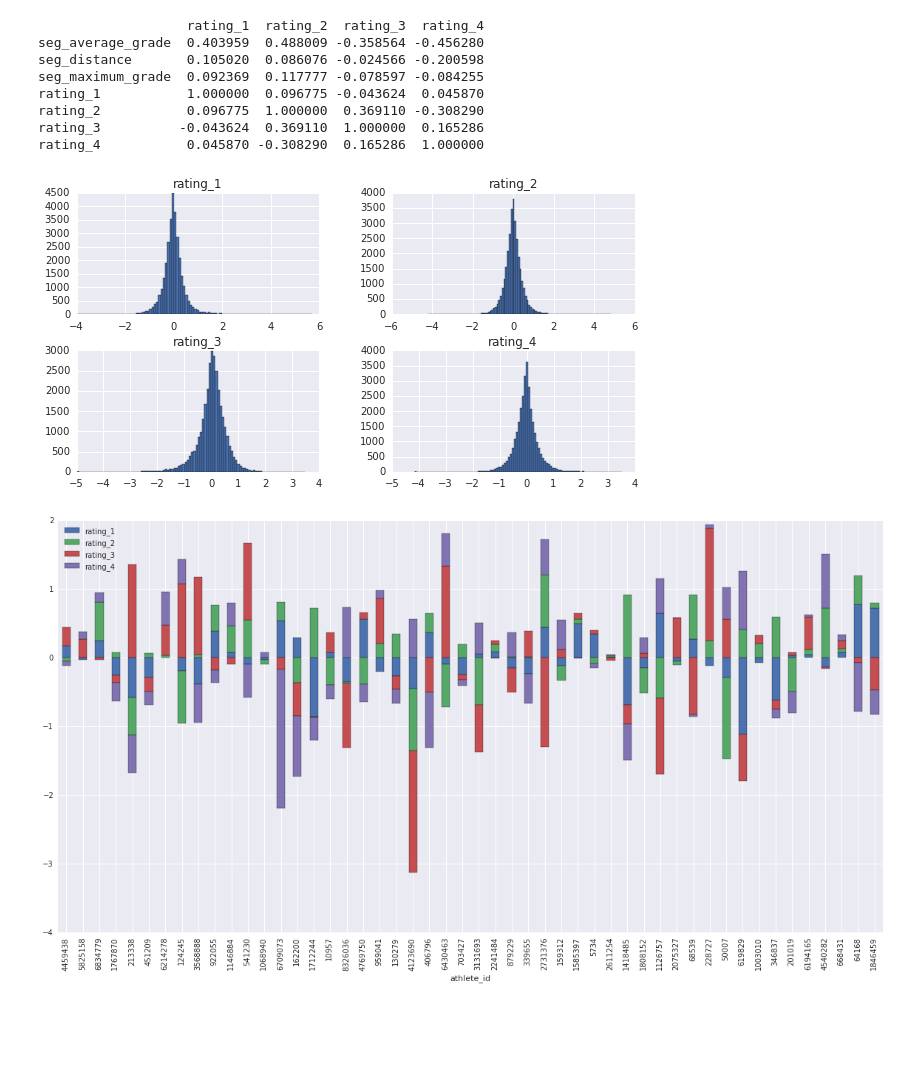
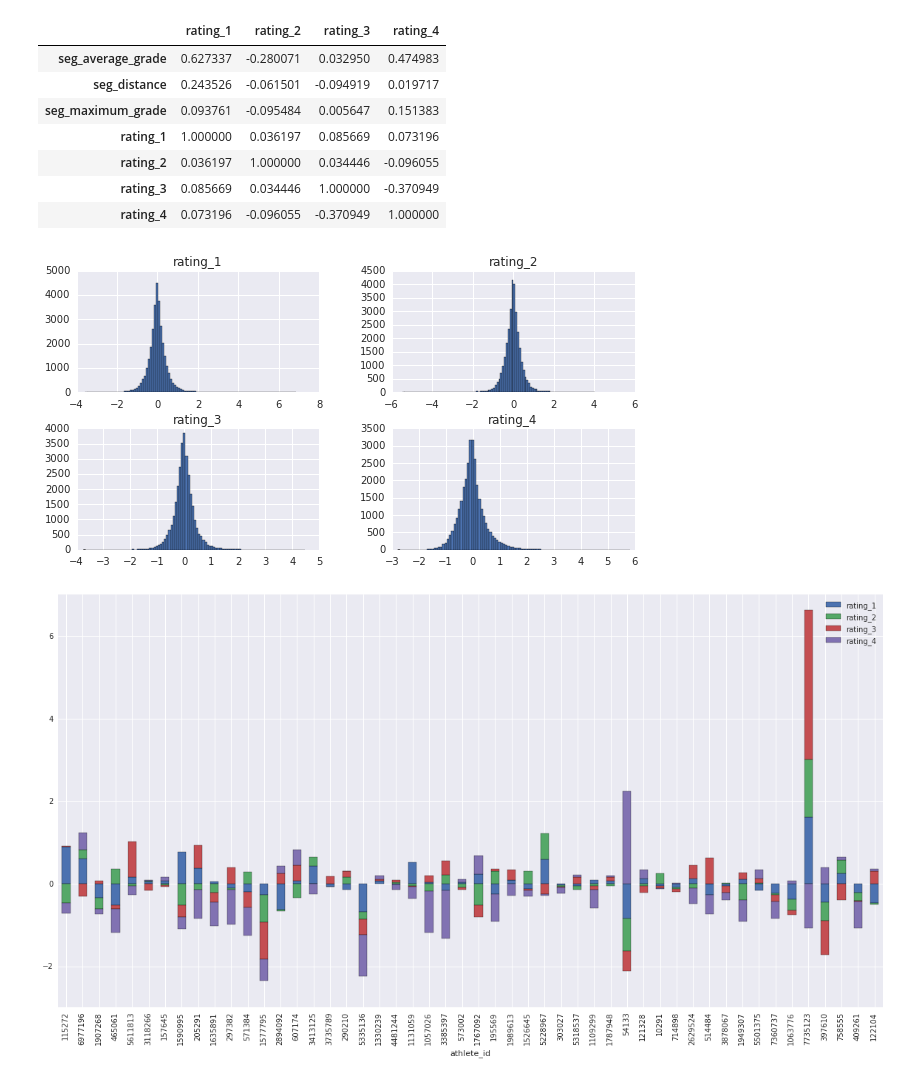
Before and after one commit to Ultramann/Stravaboards, a Jupyter notebook: modeling/model_introspection.ipynb, the cells around one changed output. Saved outputs shown, nothing was run; the diff lists cells and outputs as text; code cells hidden in the pictures; blank space fills up the shorter version.

Commit message:
Using validate_model now

```diff
--- a/modeling/model_introspection.ipynb
+++ b/modeling/model_introspection.ipynb
@@ -31,5 +31,5 @@ PROGRESS:        Final training RMSE: 0.603832
 # %%
-athlete_ratings, segment_ratings, model = first_model.df_to_latent_features(df, 4)
+athlete_ratings, segment_ratings, model = cm.df_to_latent_features(df, 4)
 # %% [output]
 PROGRESS: Recsys training: model = factorization_recommender
 PROGRESS: Preparing data set.
@@ -51,17 +51,17 @@ PROGRESS:        Final training RMSE: 0.437604
 # %%
-first_model.evaluate_latent_feature_correlations(df, segment_ratings)
+vm.evaluate_latent_feature_correlations(training_df, segment_ratings)
 # %% [output]
-                   rating_1  rating_2  rating_3  rating_4
-seg_average_grade  0.403959  0.488009 -0.358564 -0.456280
-seg_distance       0.105020  0.086076 -0.024566 -0.200598
-seg_maximum_grade  0.092369  0.117777 -0.078597 -0.084255
-rating_1           1.000000  0.096775 -0.043624  0.045870
-rating_2           0.096775  1.000000  0.369110 -0.308290
-rating_3          -0.043624  0.369110  1.000000  0.165286
-rating_4           0.045870 -0.308290  0.165286  1.000000
+|  | rating_1 | rating_2 | rating_3 | rating_4 |
+| seg_average_grade | 0.627337 | -0.280071 | 0.032950 | 0.474983 |
+| seg_distance | 0.243526 | -0.061501 | -0.094919 | 0.019717 |
+| seg_maximum_grade | 0.093761 | -0.095484 | 0.005647 | 0.151383 |
+| rating_1 | 1.000000 | 0.036197 | 0.085669 | 0.073196 |
+| rating_2 | 0.036197 | 1.000000 | 0.034446 | -0.096055 |
+| rating_3 | 0.085669 | 0.034446 | 1.000000 | -0.370949 |
+| rating_4 | 0.073196 | -0.096055 | -0.370949 | 1.000000 |
 # %%
-first_model.plot_ratings(athlete_ratings)
+vm.plot_ratings(athlete_ratings)
 # %% [output]
-[figure, old version]
+[figure, new version]
-[figure, old version]
+[figure, new version]
 # %%
```
Also changed, not shown: parts of 7 cells of this notebook.
